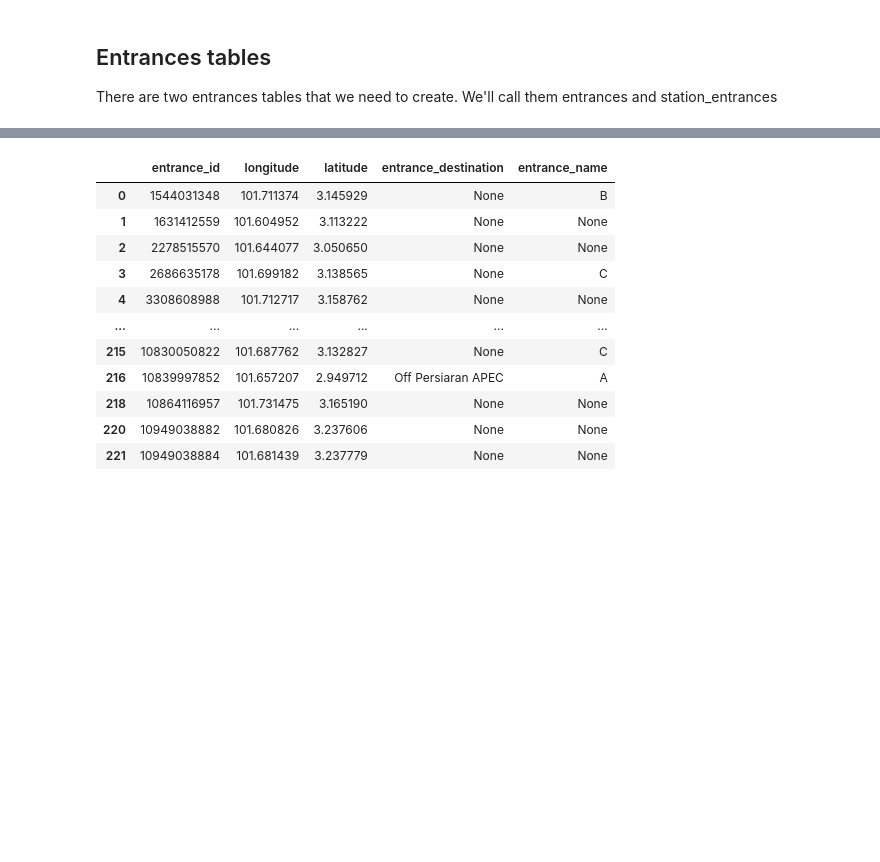
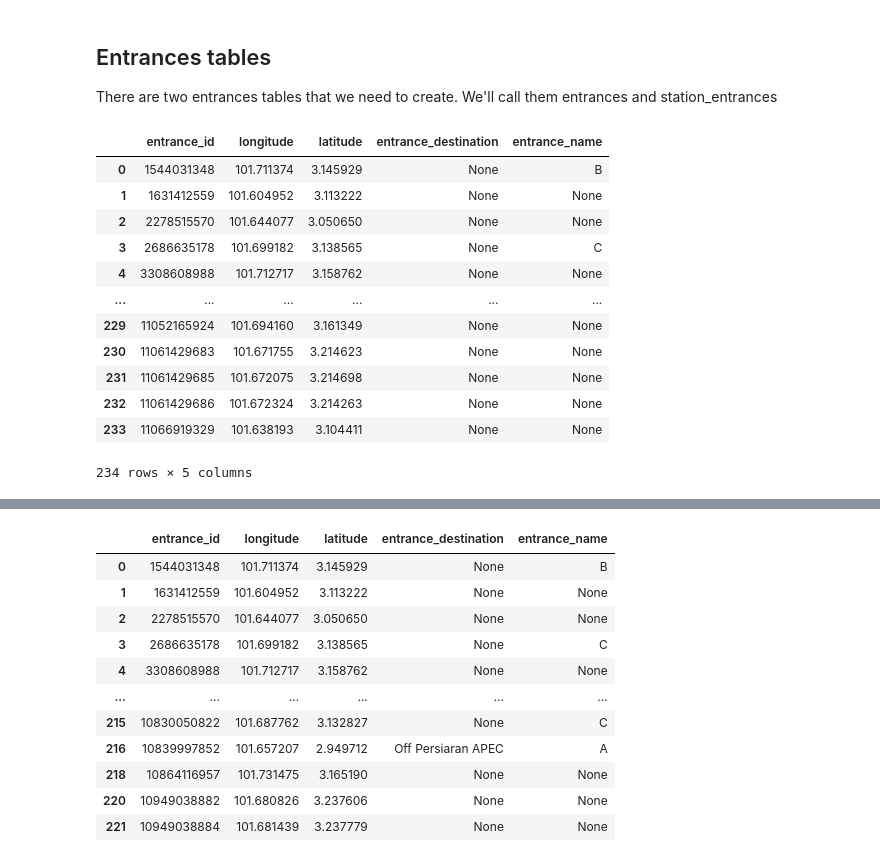
Before and after one commit to nabilersyad/transit-stations-database, a Jupyter notebook: 5_csv2supabase.ipynb, the cells around one changed output, grey strips where cells are left out. Drawn from its saved outputs; the diff is of its cells as text; code cells hidden in the pictures; blank space fills up the shorter version.

```diff
--- a/5_csv2supabase.ipynb
+++ b/5_csv2supabase.ipynb
@@ -145,8 +148,25 @@ There are two entrances tables that we need to create. We'll call them entrances
 # %%
 cleansed_entrances = 'klang_valley_entrances_cleansed.csv'
 
 # read cleaned entrances dataframes
 entrances_data_local = pd.read_csv(os.path.join(cleansed_data_directory, cleansed_entrances))
+
+entrances_data_local = entrances_data_local.where(pd.notna(entrances_data_local), None)
+entrances_data_local
+# %% [output]
+|  | entrance_id | longitude | latitude | entrance_destination | entrance_name |
+| 0 | 1544031348 | 101.711374 | 3.145929 | None | B |
+| 1 | 1631412559 | 101.604952 | 3.113222 | None | None |
+| 2 | 2278515570 | 101.644077 | 3.050650 | None | None |
+| 3 | 2686635178 | 101.699182 | 3.138565 | None | C |
+| 4 | 3308608988 | 101.712717 | 3.158762 | None | None |
+| ... | ... | ... | ... | ... | ... |
+| 229 | 11052165924 | 101.694160 | 3.161349 | None | None |
+| 230 | 11061429683 | 101.671755 | 3.214623 | None | None |
+| 231 | 11061429685 | 101.672075 | 3.214698 | None | None |
+| 232 | 11061429686 | 101.672324 | 3.214263 | None | None |
+| 233 | 11066919329 | 101.638193 | 3.104411 | None | None |
+234 rows × 5 columns
 # %%
 response = supabase.table('entrances').select("*").execute()
 data,_ = response
```
Also changed, not shown: parts of 4 cells of this notebook.
